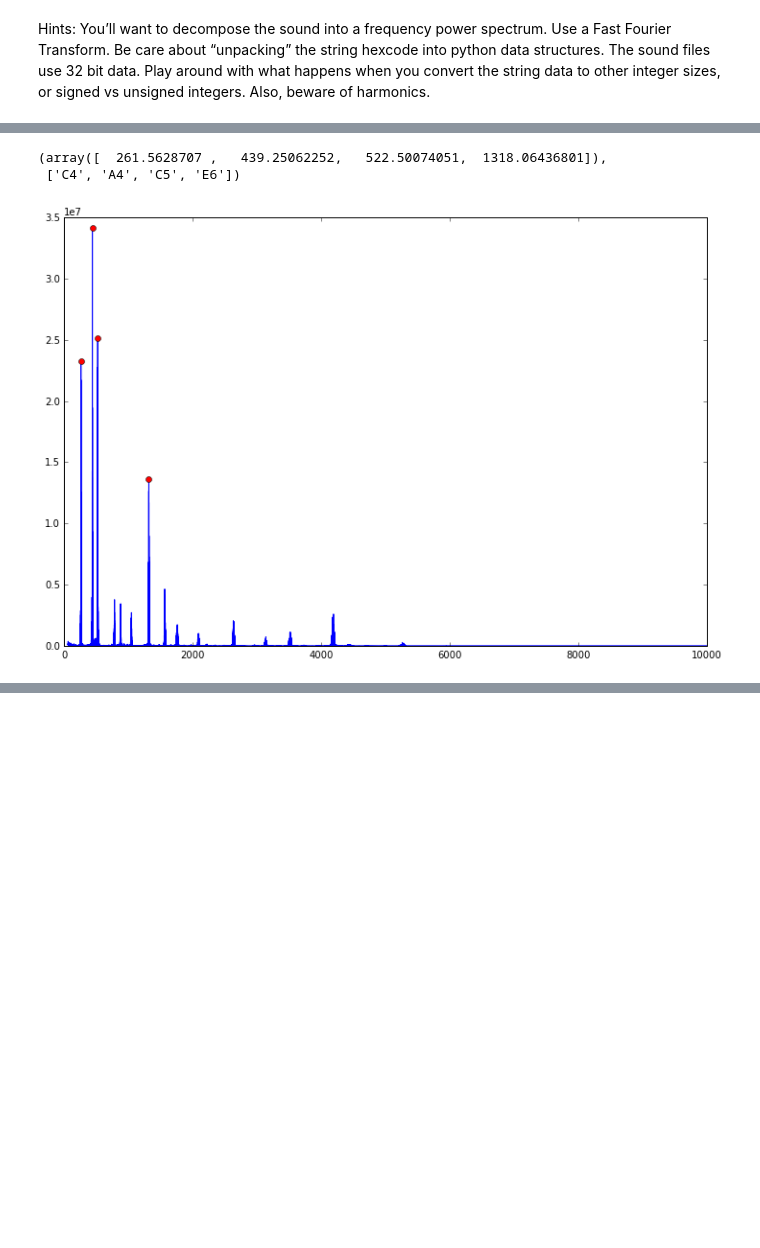
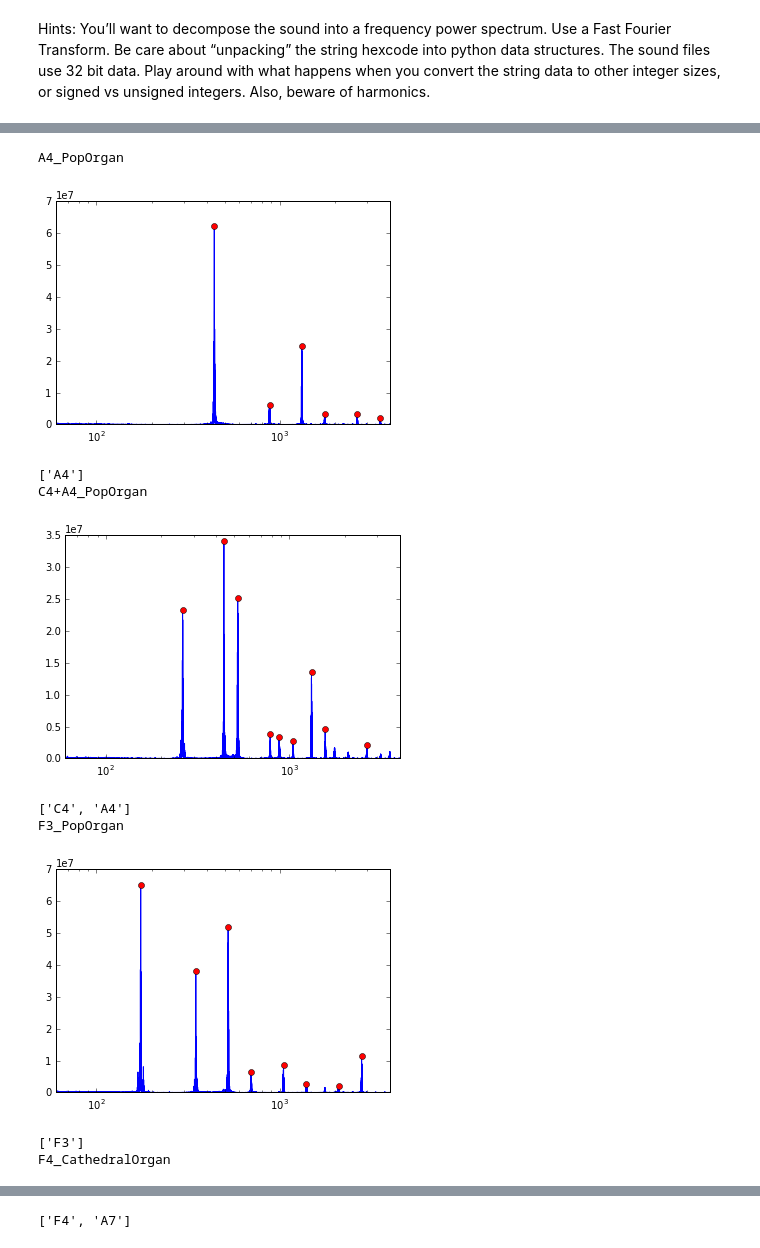
Before and after one commit to sam-dixon/ay250-homework, a Jupyter notebook: hw_3/homework.ipynb, the cells around one changed output, grey strips where cells are left out. Drawn from its saved outputs; the diff is of its cells as text; code cells hidden in the pictures; blank space fills up the shorter version.

Commit message:
Finish note detection

```diff
--- a/hw_3/homework.ipynb
+++ b/hw_3/homework.ipynb
@@ -171,10 +171,14 @@ from detect_peaks import detect_peaks
 %matplotlib inline
 # %%
 def read_aiff(path, chunk_size=1024, dtype=np.int32, byteswap=True):
+    """
+    Read in AIFF files one chunk at a time. The data is 32 bit, and byteswapping is needed
+    to properly convert hexcode to strings
+    """
     CHUNK = chunk_size
     f = aifc.open(path, 'rb')
     frame_rate = f.getframerate()
-    nchannels = f.getnchannels()
+    nchannels = f.getnchannels() # Sound files are in stereo
     result = []
     data = f.readframes(CHUNK)
     while len(data) > 0:
@@ -182,4 +186,8 @@ def read_aiff(path, chunk_size=1024, dtype=np.int32, byteswap=True):
         data = f.readframes(CHUNK)
     result = np.concatenate(result)
     return result, frame_rate*nchannels
+# %%
+def remove_harmonics(frequencies):
+    ok = [frequencies[0]]
+    ok.append
 # %%
@@ -237,12 +254,30 @@ for i, m in enumerate(midi):
 # %%
-def match_notes(peaks, notes=note_dict):
+def match_notes(peaks):
+    """
+    Match peak frequencies to the closest note name.
+    """
+    note_dict = create_note_dict()
     note_names = []
     for p in peaks:
         note_names.append(note_dict[min(note_dict.keys(), key=lambda k: abs(k-p))])
     return peaks, note_names
-# %%
-match_notes(find_peaks(*read_aiff('./sound_files/C4+A4_PopOrgan.aif'))[0])
-# %% [output]
-(array([  261.5628707 ,   439.25062252,   522.50074051,  1318.06436801]),
- ['C4', 'A4', 'C5', 'E6'])
-[figure, removed]
+# %%
+test_files = ['A4_PopOrgan.aif', 'C4+A4_PopOrgan.aif', 'F3_PopOrgan.aif', 'F4_CathedralOrgan.aif']
+for path in [os.path.join('./sound_files/', f) for f in test_files]:
+    print(os.path.basename(path)[:-4])
+    data, frequencies = read_aiff(path)
+    peak_freq, peak_height = find_peaks(data, frequencies)
+    _, notes = match_notes(peak_freq)
+    plt.show()
+    print(notes)
+# %% [output]
+A4_PopOrgan
+[figure, added]
+['A4']
+C4+A4_PopOrgan
+[figure, added]
+['C4', 'A4']
+F3_PopOrgan
+[figure, added]
+['F3']
+F4_CathedralOrgan
@@ -248,0 +285 @@ match_notes(find_peaks(*read_aiff('./sound_files/C4+A4_PopOrgan.aif'))[0])
+['F4', 'A7']
```
Also changed, not shown: parts of 5 cells of this notebook.
